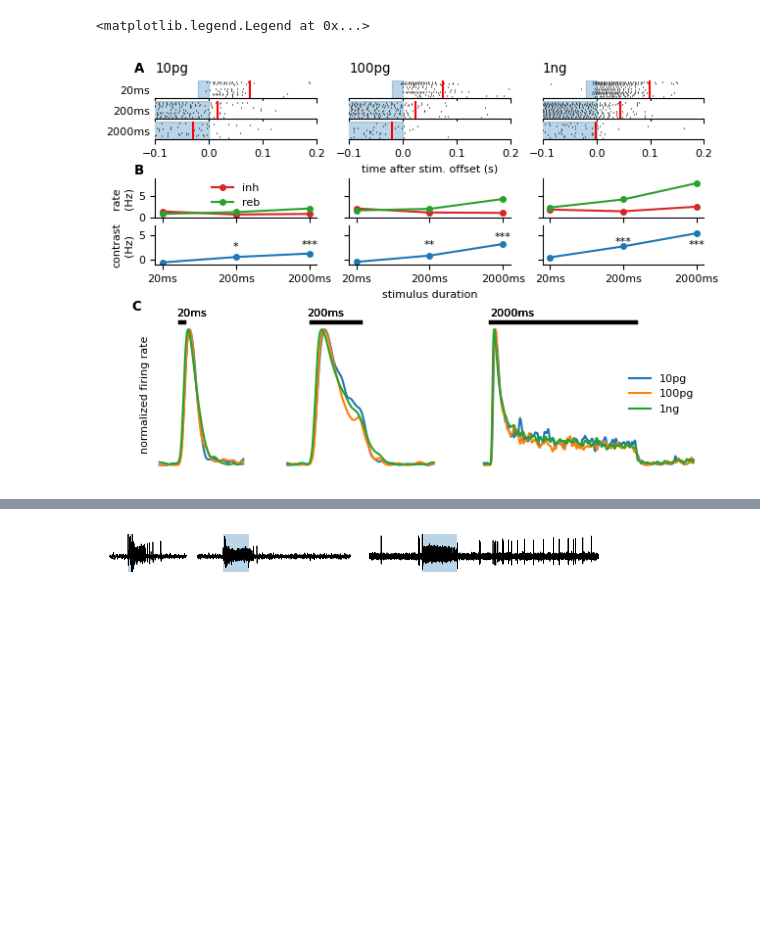
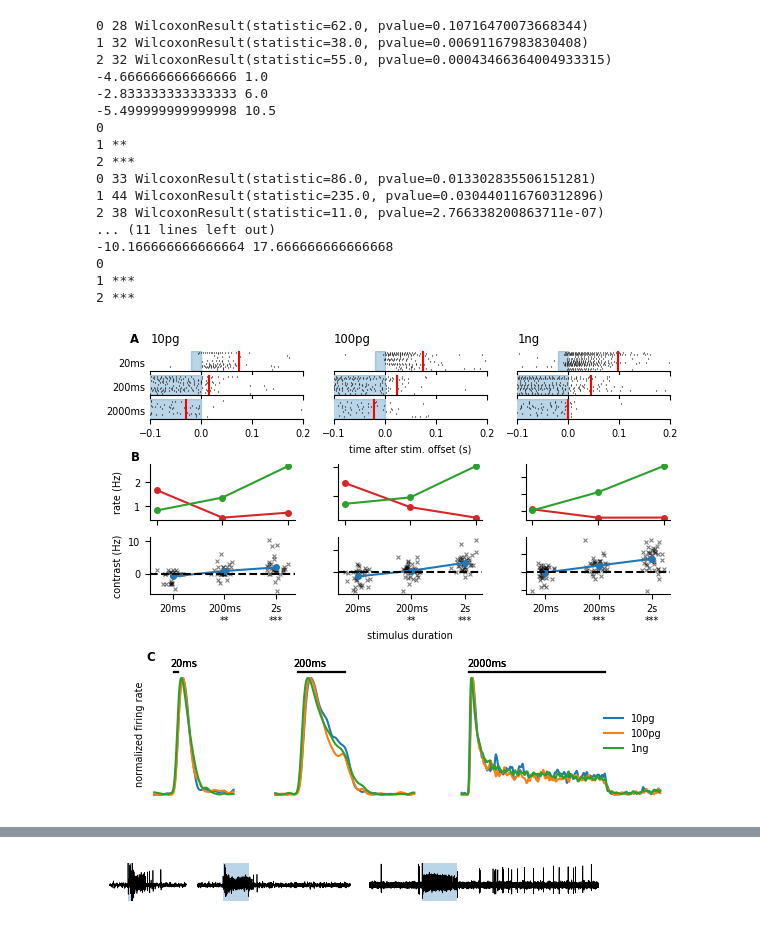
Before and after one commit to Tom83B/moth-duration-encoding, a Jupyter notebook: response duration.ipynb, the cells around one changed output, grey strips where cells are left out. Saved outputs shown, nothing was run; the diff lists cells and outputs as text; code cells hidden in the pictures; blank space fills up the shorter version.

```diff
--- a/response duration.ipynb
+++ b/response duration.ipynb
@@ -10,14 +10,18 @@ from scipy.stats import expon, geom
 import matplotlib.gridspec as gridspec
 import matplotlib.pyplot as plt
 from scipy import stats
-import pointproc as pp
+# import pointproc as pp
 from matplotlib.backends.backend_pdf import PdfPages
 from scipy.interpolate import UnivariateSpline
-plt.style.use('pcb')
+plt.style.use('jns')
+
+import seaborn as sns
 
 from utils import *
 from loaders import *
 from stan import *
+# %%
+LW_BAR = 1.5
 # %%
 durations_root = 'data/tungsten recordings/durations/'
 durdose_root = 'data/tungsten recordings/doses/'
@@ -198,7 +237,7 @@ def plot_shapes(axes, text_pos=1.09):
             ax.plot(tt, mean_kde / mean_kde.max(), label=dose)
 
             dur_num = float(dur[:-2])/1000
-            ax.plot([0, dur_num], [1.05, 1.05], color='black', lw=3)
+            ax.plot([0, dur_num], [1.05, 1.05], color='black', lw=LW_BAR)
             ax.text(-0.02, text_pos, f'{dur_num*1000:.0f}ms', ha='left')
             despine_ax(ax)
 
@@ -211,5 +250,6 @@ plot_shapes(axes)
 # %%
-fig = plt.figure(figsize=(5.6, 4))
+fig = plt.figure(figsize=(5.2, 4.5))
+# fig = plt.figure(figsize=(2.9, 3.5))
 
 gs_raster = fig.add_gridspec(3, 3, top=1, right=1, left=0.0, bottom=0.85)
 
@@ -233,48 +273,74 @@ for i, dur in enumerate([0.02, 0.2, 2]):
 
         if i == 0 and j == 0:
             ax.set_title('A', x=-0.1, y=1, weight='bold')
 
-gs_inhib = fig.add_gridspec(2, 3, top=0.75, right=1, left=0.0, bottom=0.53)
+gs_inhib = fig.add_gridspec(2, 3, top=0.75, right=1, left=0.0, bottom=0.46, wspace=0.3, hspace=0.3)
 axes = np.array([[fig.add_subplot(gs_inhib[j,i]) for i in range(3)] for j in range(2)])
 
-plot_inh_reb_durdose(axes[:,0], '10pg', sig_positions=[3.5, 2, 2.5])
-plot_inh_reb_durdose(axes[:,1], '100pg', sig_positions=[3.5, 2.5, 4])
-plot_inh_reb_durdose(axes[:,2], '1ng', sig_positions=[2.5, 3, 2.5])
+plot_inh_reb_durdose(axes[:,0], '10pg', sig_positions=[3.5, 2, 2.5], plot_diff=True)
+plot_inh_reb_durdose(axes[:,1], '100pg', sig_positions=[3.5, 2.5, 4], plot_diff=True)
+plot_inh_reb_durdose(axes[:,2], '1ng', sig_positions=[2.5, 3, 2.5], plot_diff=True)
 
-axes[0,0].set_ylabel('rate\n(Hz)')
-axes[1,0].set_ylabel('contrast\n(Hz)')
+axes[0,0].set_ylabel('rate (Hz)')
+axes[1,0].set_ylabel('contrast (Hz)')
 
 axes[0,0].set_title('B', x=-0.1, y=.9, weight='bold')
-axes[0,0].legend(frameon=False)
+# axes[0,0].legend(frameon=False)
 
 for i, ax in enumerate(axes[0,:]):
-    ax.set_ylim(0, 9)
+    # min_lim, max_lim = ax.get_ylim()
+    # ax.set_ylim(0, max_lim)
+    # ax.set_ylim(0, 11)
 
     if i != 0:
         ax.set_yticklabels([])
 
+for ax in axes[0,:]:
+    ax.set_xticklabels([])
+
 for i, ax in enumerate(axes[1,:]):
-    ax.set_ylim(-1, 7)
+    # ax.set_ylim(-6, 19)
     ax.set_xticks([0,1,2])
-    ax.set_xticklabels(['20ms','200ms','2000ms'])
+    ax.set_xticklabels(['20ms','200ms','2s'])
 
     if i != 0:
         ax.set_yticklabels([])
 
+axes[1,0].set_xticklabels(['20ms','200ms\n**','2s\n***'])
+axes[1,1].set_xticklabels(['20ms','200ms\n**','2s\n***'])
+axes[1,2].set_xticklabels(['20ms','200ms\n***','2s\n***'])
+
 axes[1,1].set_xlabel('stimulus duration')
+fig.align_ylabels(axes[:, 0])
 
-gs_shapes = fig.add_gridspec(1, 3, top=0.4, right=1, left=0.0, bottom=0., width_ratios=[0.4,0.7,1])
+gs_shapes = fig.add_gridspec(1, 3, top=0.3, right=1, left=0.0, bottom=0., width_ratios=[0.4,0.7,1])
 
 
 axes = np.array([fig.add_subplot(gs_shapes[i]) for i in range(3)])
 plot_shapes(axes, text_pos=1.1)
-axes[0].set_title('C', x=-0.2, y=.98, weight='bold')
+axes[0].set_title('C', x=-0., y=.98, weight='bold')
 axes[2].legend(loc='center right', frameon=False)
 
-# plt.savefig('img/doses_main.png')
+plt.savefig('img/doses.png')
 # %% [output]
-<matplotlib.legend.Legend at 0x...>
+0 28 WilcoxonResult(statistic=62.0, pvalue=0.10716470073668344)
+1 32 WilcoxonResult(statistic=38.0, pvalue=0.00691167983830408)
+2 32 WilcoxonResult(statistic=55.0, pvalue=0.00043466364004933315)
+-4.666666666666666 1.0
+-2.833333333333333 6.0
+-5.499999999999998 10.5
+0
+1 **
+2 ***
+0 33 WilcoxonResult(statistic=86.0, pvalue=0.013302835506151281)
+1 44 WilcoxonResult(statistic=235.0, pvalue=0.030440116760312896)
+2 38 WilcoxonResult(statistic=11.0, pvalue=2.766338200863711e-07)
+... (11 lines left out)
+-10.166666666666664 17.666666666666668
+0
+1 ***
+2 ***
-[figure, old version]
+[figure, new version]
 # %%
 def kdes_list(tarr, responses, bw=0.1, align='start'):
     kdes = []
```
Also changed, not shown: parts of 20 cells of this notebook.
